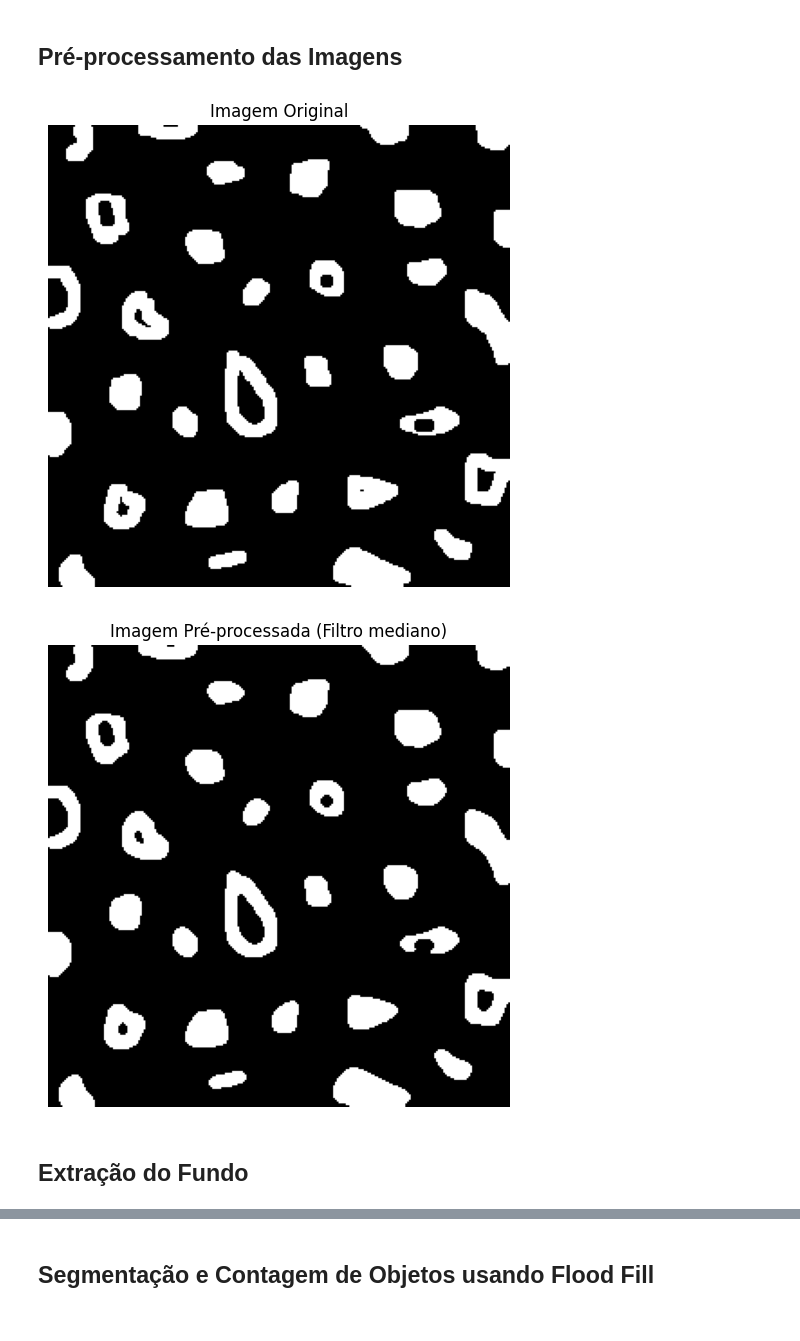
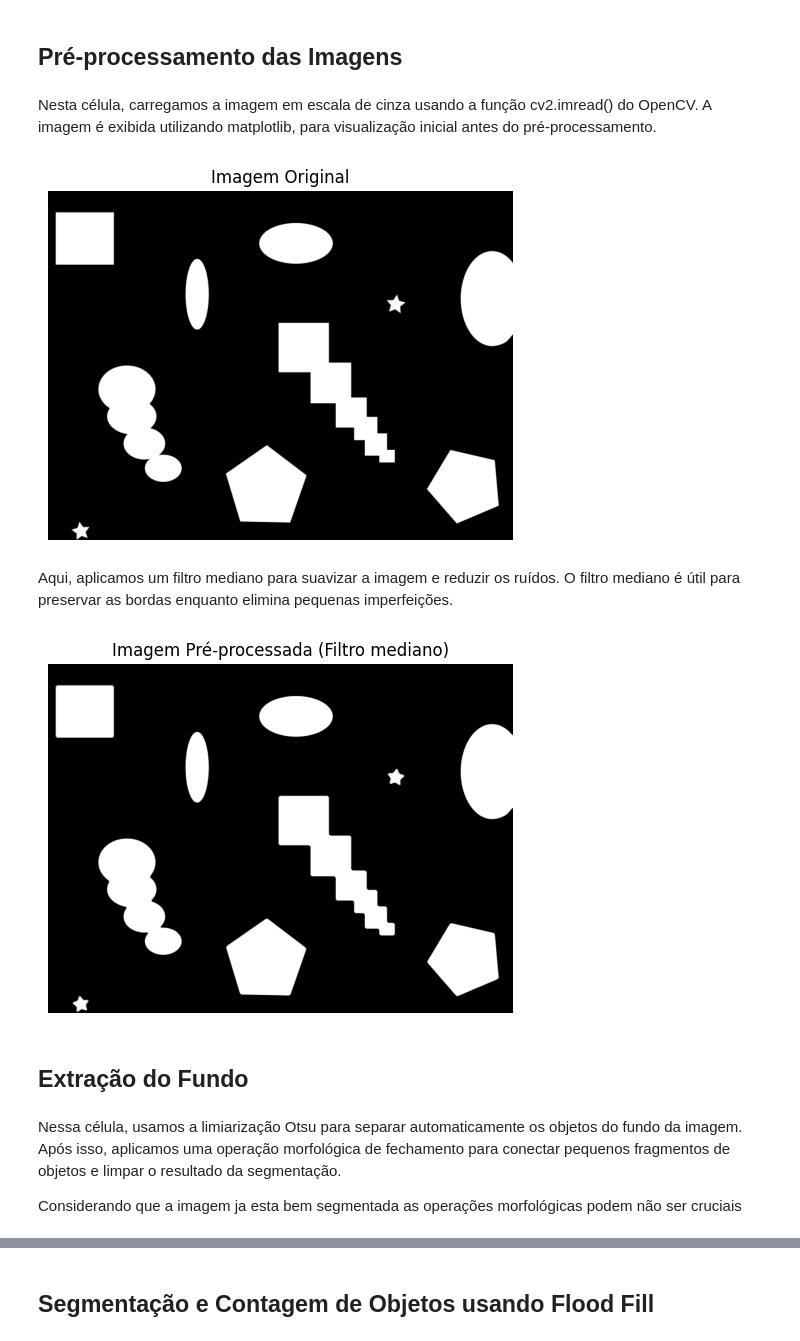
Before and after one commit to Lucasfgm/TP4-PDI, a Jupyter notebook: shapes.ipynb, the cells around one changed output, grey strips where cells are left out. Drawn from its saved outputs; the diff is of its cells as text; code cells hidden in the pictures.

```diff
--- a/shapes.ipynb
+++ b/shapes.ipynb
@@ -1,24 +1,28 @@
 # %% [markdown]
 <h2>Pré-processamento das Imagens</h2>
+# %% [markdown]
+<p>Nesta célula, carregamos a imagem em escala de cinza usando a função cv2.imread() do OpenCV. A imagem é exibida utilizando matplotlib, para visualização inicial antes do pré-processamento.</p>
 # %%
 import cv2
 import numpy as np
 import matplotlib.pyplot as plt
 
 # Carregando a imagem em escala de cinza
-image_path = 'bolhas.png'
+image_path = 'shapes.png'
 image = cv2.imread(image_path, cv2.IMREAD_GRAYSCALE)
 
 # Exibindo a imagem original
 plt.figure(figsize=(6, 6))
 plt.title("Imagem Original")
 plt.imshow(image, cmap='gray')
 plt.axis('off')
 plt.show()
 # %% [output]
-[figure, old version]
+[figure, new version]
+# %% [markdown]
+<p>Aqui, aplicamos um filtro mediano para suavizar a imagem e reduzir os ruídos. O filtro mediano é útil para preservar as bordas enquanto elimina pequenas imperfeições.</p>
 # %%
-# Aplicando um filtro gaussiano para reduzir ruídos
+# Aplicando um filtro mediano para reduzir ruídos
 blurred_image = cv2.medianBlur(image, 5)
 
 # Exibindo a imagem pré-processada
@@ -28,9 +32,12 @@ plt.imshow(blurred_image, cmap='gray')
 plt.axis('off')
 plt.show()
 # %% [output]
-[figure, old version]
+[figure, new version]
 # %% [markdown]
 <h2>Extração do Fundo</h2>
+# %% [markdown]
+<p>Nessa célula, usamos a limiarização Otsu para separar automaticamente os objetos do fundo da imagem. Após isso, aplicamos uma operação morfológica de fechamento para conectar pequenos fragmentos de objetos e limpar o resultado da segmentação.</p>
+<p>Considerando que a imagem ja esta bem segmentada as operações morfológicas podem não ser cruciais</p>
 # %%
 # Aplicando limiarização Otsu para separar os objetos do fundo
 _, thresholded_image = cv2.threshold(blurred_image, 0, 255, cv2.THRESH_BINARY + cv2.THRESH_OTSU)
```
Also changed, not shown: parts of 5 cells of this notebook, 2 other files.
